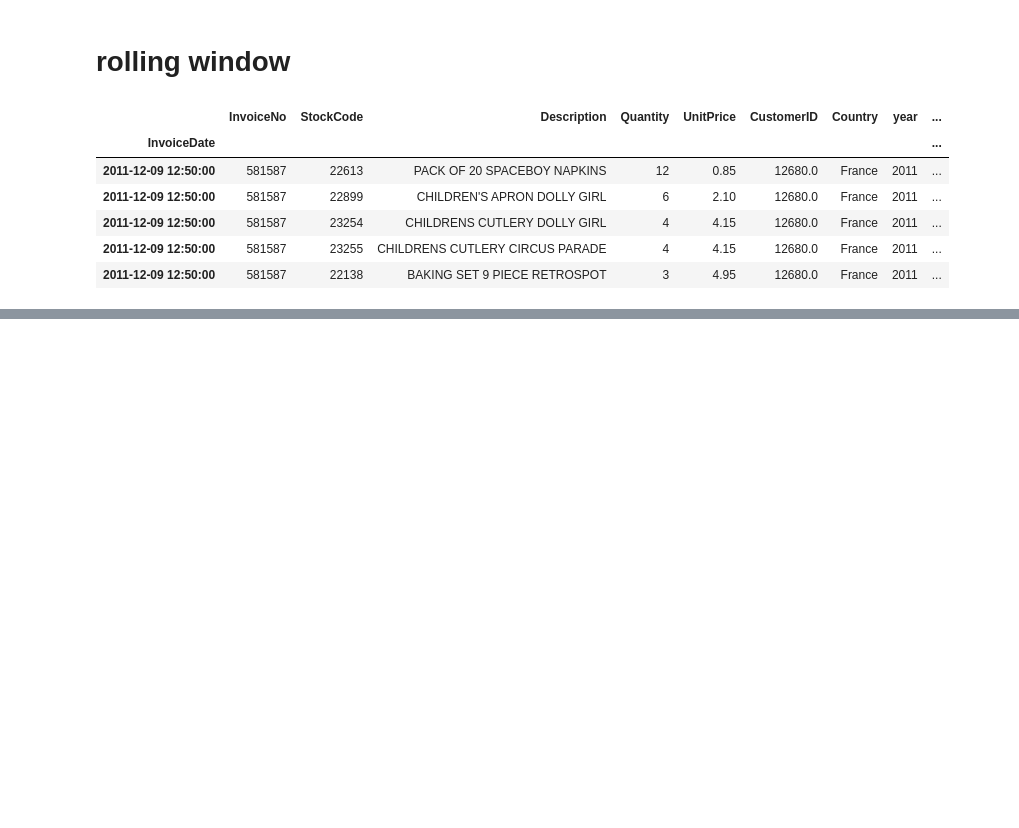
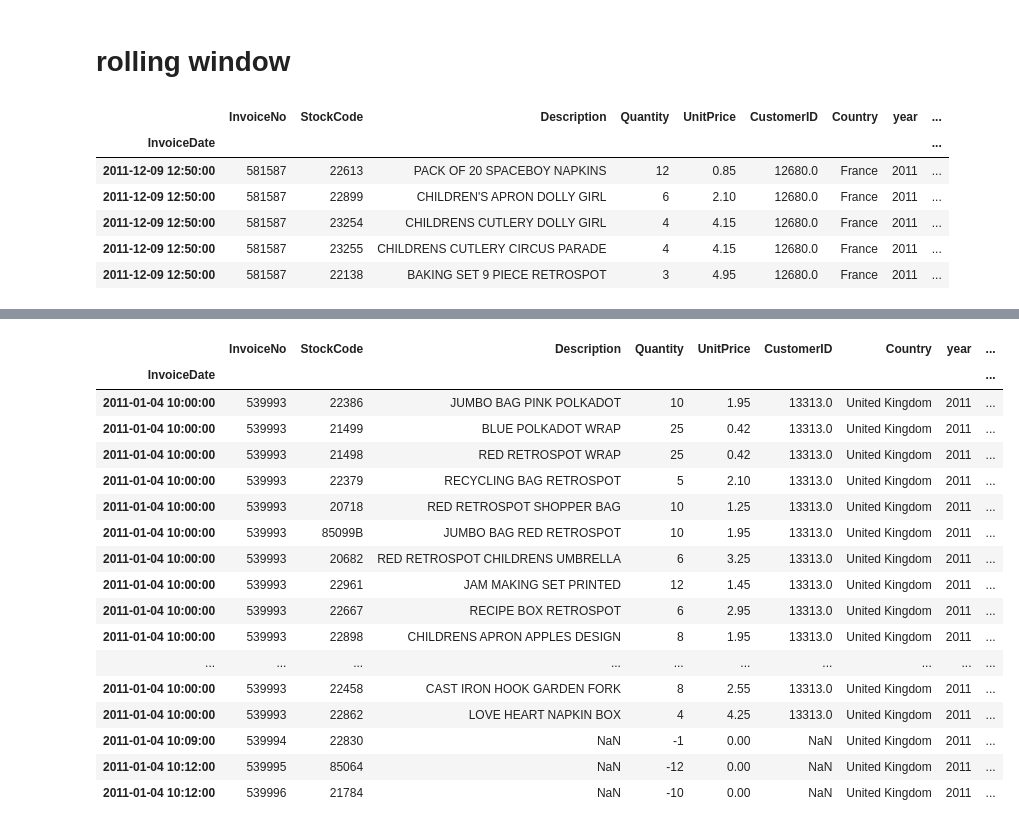
Before and after one commit to veribilimiokulu/bogazici-compec-python-ml, a Jupyter notebook: 02_pandas/07.Tarih_Saat_Index_parse_date.ipynb, the cells around one changed output, grey strips where cells are left out. Saved outputs shown, nothing was run; the diff lists cells and outputs as text; code cells hidden in the pictures; blank space fills up the shorter version.

Commit message:
02_pandas/07.Tarih_Saat_Index_parse_date.ipynb içine ekleme yapıldı

```diff
--- a/02_pandas/07.Tarih_Saat_Index_parse_date.ipynb
+++ b/02_pandas/07.Tarih_Saat_Index_parse_date.ipynb
@@ -413,0 +450,3 @@ df.tail()
+# %%
+df_promotion['start_date'] = pd.to_datetime(df_promotion['start_date']).apply(lambda x: x.date())
+df_promotion['end_date'] = pd.to_datetime(df_promotion['end_date']).apply(lambda x: x.date())
@@ -413,0 +464,22 @@ df.tail()
+# %%
+
+def is_date_between_them(start_dates, end_dates, check_date):
+    # bir tarihin iki tarih arasında olup olmadığını kontrol eden fonksiyon
+    # Parametrelerde start_dates ve end_dates aynı dataframe e ait aralarında tarih aralığı bulunan tarihler
+    flag = False
+    # tarih aralıklarının içinde dolaşalım ve belirtilen tarihin aralıkta olup olmadığını kontrol edelim
+    for start_date, end_date in zip(start_dates, end_dates):
+        # tarih aralıkta ise flag true olsun değilse false
+        if( (check_date >= start_date) and (check_date <= end_date) ):
+            flag = True
+        else: flag = False
+    return flag
+# %%
+# df e bir nitelik ekleyeceğimiz için onun uzunluğundaki bir listeyi paterne uygun dolduralım
+is_promotion = []
+# date sütunu içinde dolaş
+for check_date in df.date:
+    # eğer bu satırdaki tarih promotion tablosundaki tarihler arasında ise listeye 1 ekle yoksa 0
+    if(is_date_between_them(start_dates=df_promotion.start_date, end_dates=df_promotion.end_date,check_date=check_date)):
+        is_promotion.append(1)
+    else: is_promotion.append(0)
@@ -413,0 +493,2 @@ df.tail()
+# %%
+df["is_promotion"] = is_promotion
@@ -413,0 +505,21 @@ df.tail()
+# %%
+df[df.is_promotion != 1].head(20)
+# %% [output]
+|  | InvoiceNo | StockCode | Description | Quantity | UnitPrice | CustomerID | Country | year | ... |
+| InvoiceDate |  |  |  |  |  |  |  |  | ... |
+| 2011-01-04 10:00:00 | 539993 | 22386 | JUMBO BAG PINK POLKADOT | 10 | 1.95 | 13313.0 | United Kingdom | 2011 | ... |
+| 2011-01-04 10:00:00 | 539993 | 21499 | BLUE POLKADOT WRAP | 25 | 0.42 | 13313.0 | United Kingdom | 2011 | ... |
+| 2011-01-04 10:00:00 | 539993 | 21498 | RED RETROSPOT WRAP | 25 | 0.42 | 13313.0 | United Kingdom | 2011 | ... |
+| 2011-01-04 10:00:00 | 539993 | 22379 | RECYCLING BAG RETROSPOT | 5 | 2.10 | 13313.0 | United Kingdom | 2011 | ... |
+| 2011-01-04 10:00:00 | 539993 | 20718 | RED RETROSPOT SHOPPER BAG | 10 | 1.25 | 13313.0 | United Kingdom | 2011 | ... |
+| 2011-01-04 10:00:00 | 539993 | 85099B | JUMBO BAG RED RETROSPOT | 10 | 1.95 | 13313.0 | United Kingdom | 2011 | ... |
+| 2011-01-04 10:00:00 | 539993 | 20682 | RED RETROSPOT CHILDRENS UMBRELLA | 6 | 3.25 | 13313.0 | United Kingdom | 2011 | ... |
+| 2011-01-04 10:00:00 | 539993 | 22961 | JAM MAKING SET PRINTED | 12 | 1.45 | 13313.0 | United Kingdom | 2011 | ... |
+| 2011-01-04 10:00:00 | 539993 | 22667 | RECIPE BOX RETROSPOT | 6 | 2.95 | 13313.0 | United Kingdom | 2011 | ... |
+| 2011-01-04 10:00:00 | 539993 | 22898 | CHILDRENS APRON APPLES DESIGN | 8 | 1.95 | 13313.0 | United Kingdom | 2011 | ... |
+| ... | ... | ... | ... | ... | ... | ... | ... | ... | ... |
+| 2011-01-04 10:00:00 | 539993 | 22458 | CAST IRON HOOK GARDEN FORK | 8 | 2.55 | 13313.0 | United Kingdom | 2011 | ... |
+| 2011-01-04 10:00:00 | 539993 | 22862 | LOVE HEART NAPKIN BOX | 4 | 4.25 | 13313.0 | United Kingdom | 2011 | ... |
+| 2011-01-04 10:09:00 | 539994 | 22830 | NaN | -1 | 0.00 | NaN | United Kingdom | 2011 | ... |
+| 2011-01-04 10:12:00 | 539995 | 85064 | NaN | -12 | 0.00 | NaN | United Kingdom | 2011 | ... |
+| 2011-01-04 10:12:00 | 539996 | 21784 | NaN | -10 | 0.00 | NaN | United Kingdom | 2011 | ... |
```
Also changed, not shown: parts of 8 cells of this notebook, 2 other files.
